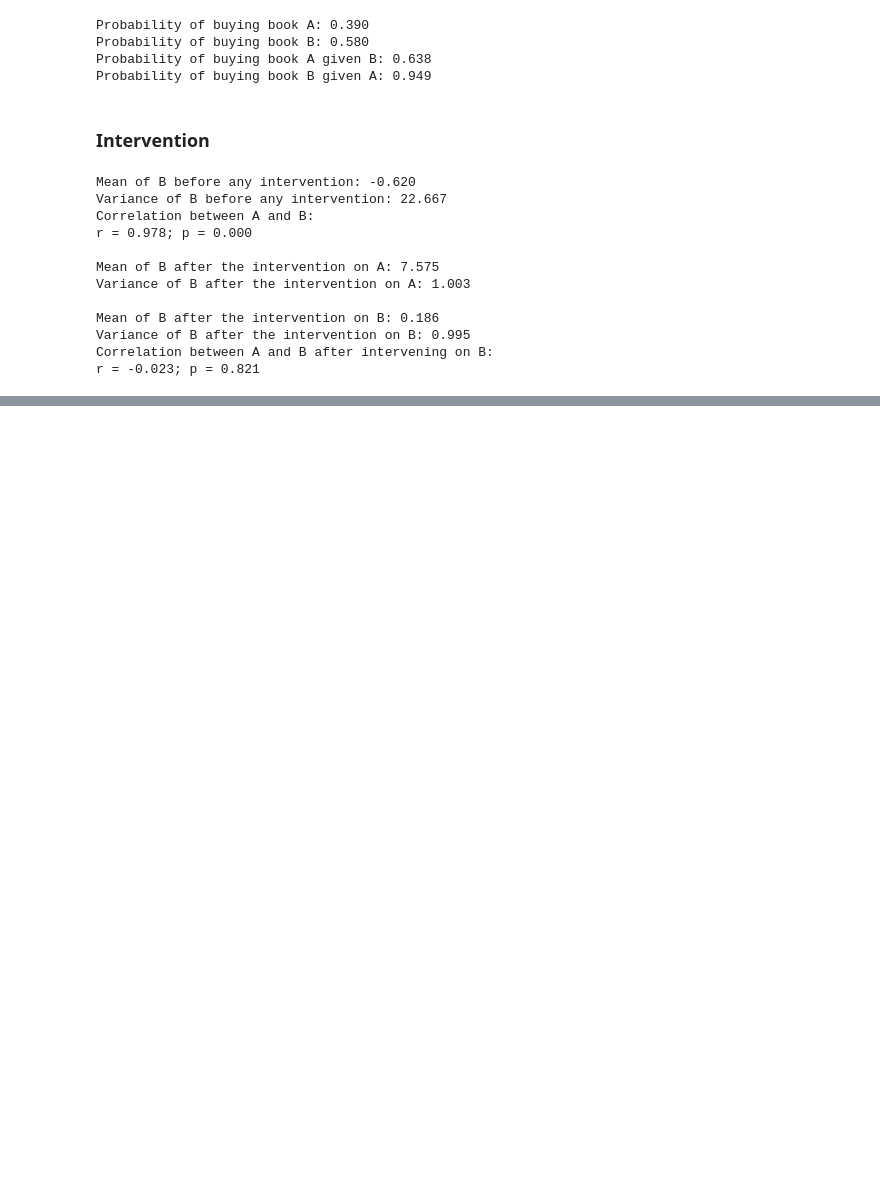
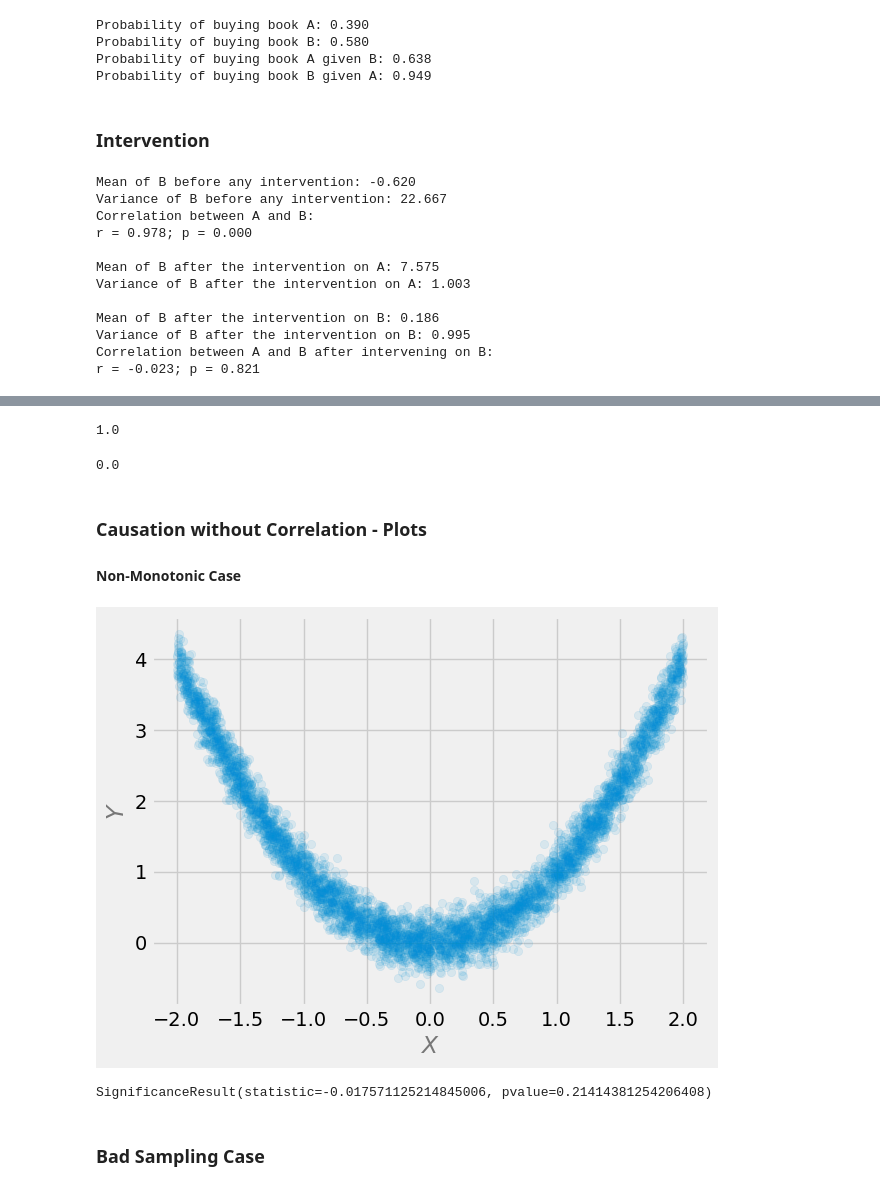
Before and after one commit to joakor89/Causal_inference_in_python, a Jupyter notebook: chap_02/causaladder.ipynb, the cells around one changed output, grey strips where cells are left out. Cells and saved outputs as stored; diff of their text form; code cells hidden in the pictures; blank space fills up the shorter version.

```diff
--- a/chap_02/causaladder.ipynb
+++ b/chap_02/causaladder.ipynb
@@ -131,0 +149,31 @@ r = -0.023; p = 0.821
+# %%
+u = coffee.abduct(t=t, y=y)
+u
+# %% [output]
+1.0
+# %%
+coffee.predict(u=u, t=0)
+# %% [output]
+0.0
+# %% [markdown]
+### Causation without Correlation - Plots
+
+#### Non-Monotonic Case
+# %%
+x = np.random.uniform(-2, 2, 5000)
+
+y = x**2 + 0.2*np.random.randn(len(x))
+# %%
+plt.scatter(x, y, alpha=.1)
+plt.xlabel('$X$', alpha=.5)
+plt.ylabel('$Y$', alpha=.5)
+plt.show()
+# %% [output]
+[figure, added]
+# %%
+# Correlation coefficient
+stats.spearmanr(x, y)
+# %% [output]
+SignificanceResult(statistic=-0.017571125214845006, pvalue=0.21414381254206408)
+# %% [markdown]
+### Bad Sampling Case
```
Also changed, not shown: parts of 6 cells of this notebook.
